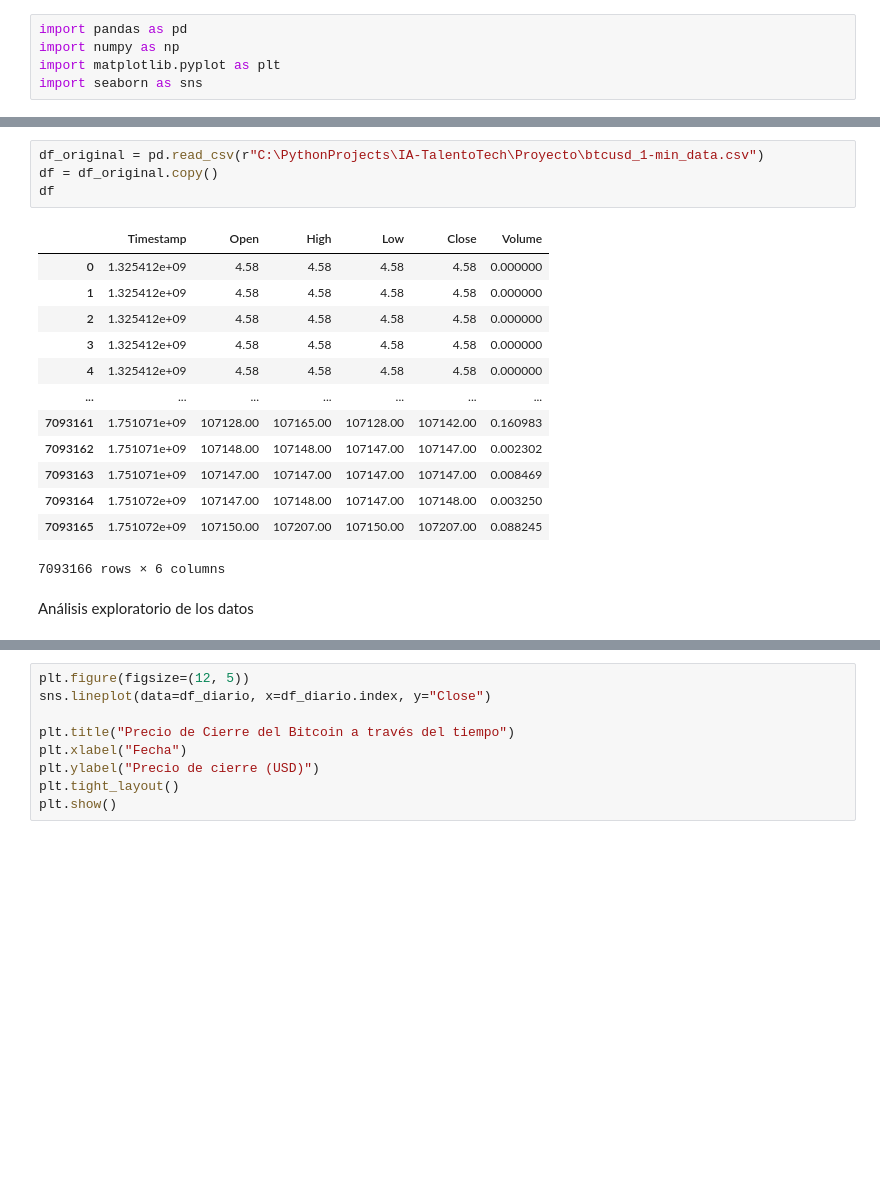
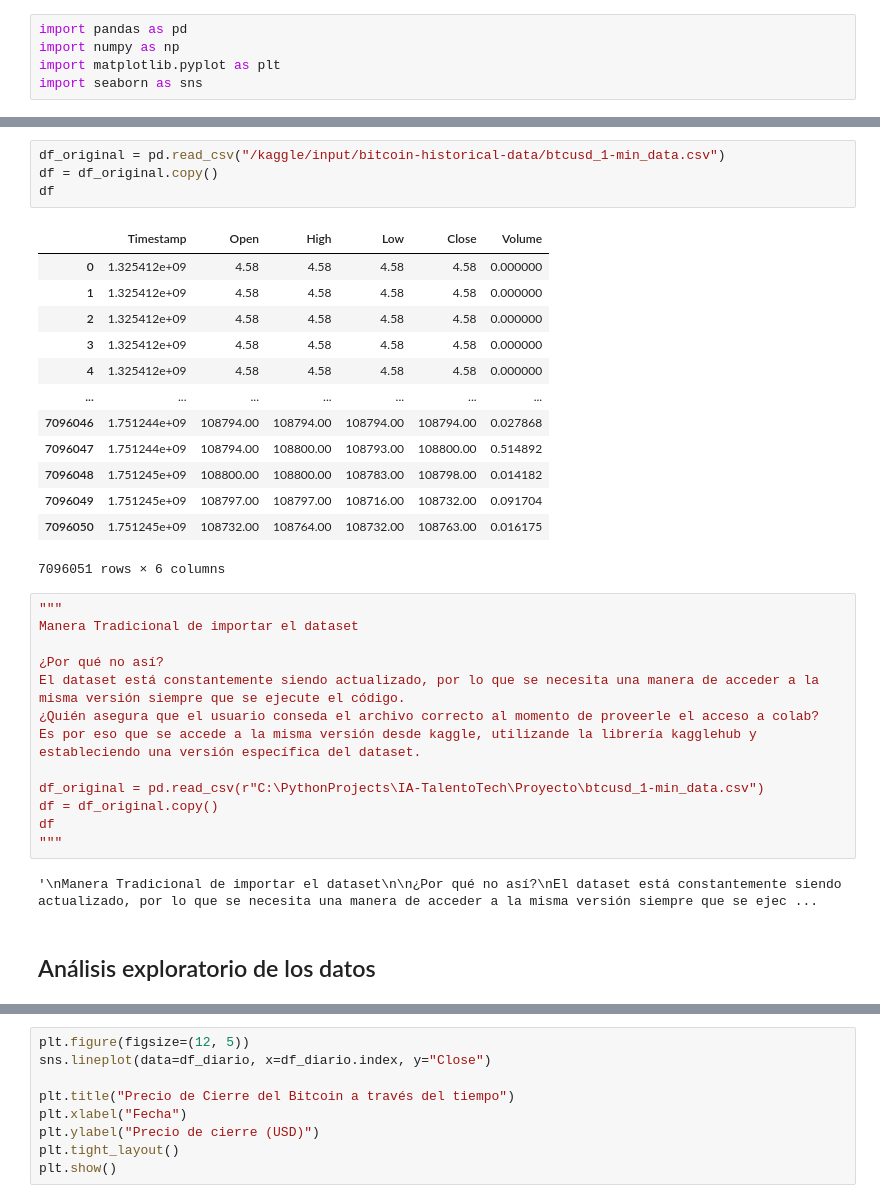
Before and after one commit to DavierGonz/ModeloPredictivoBitcoin, a Jupyter notebook: ModeloPredictivoBitcoin.ipynb, the cells around one changed output, grey strips where cells are left out. Saved outputs shown, nothing was run; the diff lists cells and outputs as text; blank space fills up the shorter version.

Commit message:
Cambio en la adquisición del dataset por medio de kagglehub y aplicación de titulos/secciones

```diff
--- a/ModeloPredictivoBitcoin.ipynb
+++ b/ModeloPredictivoBitcoin.ipynb
@@ -10,21 +37,36 @@ Lectura del DataFrame
+# %%
+df_original = pd.read_csv("/kaggle/input/bitcoin-historical-data/btcusd_1-min_data.csv")
+df = df_original.copy()
+df
+# %% [output]
+|  | Timestamp | Open | High | Low | Close | Volume |
+| 0 | 1.325412e+09 | 4.58 | 4.58 | 4.58 | 4.58 | 0.000000 |
+| 1 | 1.325412e+09 | 4.58 | 4.58 | 4.58 | 4.58 | 0.000000 |
+| 2 | 1.325412e+09 | 4.58 | 4.58 | 4.58 | 4.58 | 0.000000 |
+| 3 | 1.325412e+09 | 4.58 | 4.58 | 4.58 | 4.58 | 0.000000 |
+| 4 | 1.325412e+09 | 4.58 | 4.58 | 4.58 | 4.58 | 0.000000 |
+| ... | ... | ... | ... | ... | ... | ... |
+| 7096046 | 1.751244e+09 | 108794.00 | 108794.00 | 108794.00 | 108794.00 | 0.027868 |
+| 7096047 | 1.751244e+09 | 108794.00 | 108800.00 | 108793.00 | 108800.00 | 0.514892 |
+| 7096048 | 1.751245e+09 | 108800.00 | 108800.00 | 108783.00 | 108798.00 | 0.014182 |
+| 7096049 | 1.751245e+09 | 108797.00 | 108797.00 | 108716.00 | 108732.00 | 0.091704 |
+| 7096050 | 1.751245e+09 | 108732.00 | 108764.00 | 108732.00 | 108763.00 | 0.016175 |
+7096051 rows × 6 columns
 # %%
+"""
+Manera Tradicional de importar el dataset
+
+¿Por qué no así?
+El dataset está constantemente siendo actualizado, por lo que se necesita una manera de acceder a la misma versión siempre que se ejecute el código.
+¿Quién asegura que el usuario conseda el archivo correcto al momento de proveerle el acceso a colab?
+Es por eso que se accede a la misma versión desde kaggle, utilizande la librería kagglehub y estableciendo una versión específica del dataset.
+
 df_original = pd.read_csv(r"C:\PythonProjects\IA-TalentoTech\Proyecto\btcusd_1-min_data.csv")
 df = df_original.copy()
 df
+"""
 # %% [output]
-|  | Timestamp | Open | High | Low | Close | Volume |
-| 0 | 1.325412e+09 | 4.58 | 4.58 | 4.58 | 4.58 | 0.000000 |
-| 1 | 1.325412e+09 | 4.58 | 4.58 | 4.58 | 4.58 | 0.000000 |
-| 2 | 1.325412e+09 | 4.58 | 4.58 | 4.58 | 4.58 | 0.000000 |
-| 3 | 1.325412e+09 | 4.58 | 4.58 | 4.58 | 4.58 | 0.000000 |
-| 4 | 1.325412e+09 | 4.58 | 4.58 | 4.58 | 4.58 | 0.000000 |
-| ... | ... | ... | ... | ... | ... | ... |
-| 7093161 | 1.751071e+09 | 107128.00 | 107165.00 | 107128.00 | 107142.00 | 0.160983 |
-| 7093162 | 1.751071e+09 | 107148.00 | 107148.00 | 107147.00 | 107147.00 | 0.002302 |
-| 7093163 | 1.751071e+09 | 107147.00 | 107147.00 | 107147.00 | 107147.00 | 0.008469 |
-| 7093164 | 1.751072e+09 | 107147.00 | 107148.00 | 107147.00 | 107148.00 | 0.003250 |
-| 7093165 | 1.751072e+09 | 107150.00 | 107207.00 | 107150.00 | 107207.00 | 0.088245 |
-7093166 rows × 6 columns
+'\nManera Tradicional de importar el dataset\n\n¿Por qué no así?\nEl dataset está constantemente siendo actualizado, por lo que se necesita una manera de acceder a la misma versión siempre que se ejec ...
 # %% [markdown]
-Análisis exploratorio de los datos
+## Análisis exploratorio de los datos
 # %%
```
Also changed, not shown: parts of 17 cells of this notebook.
